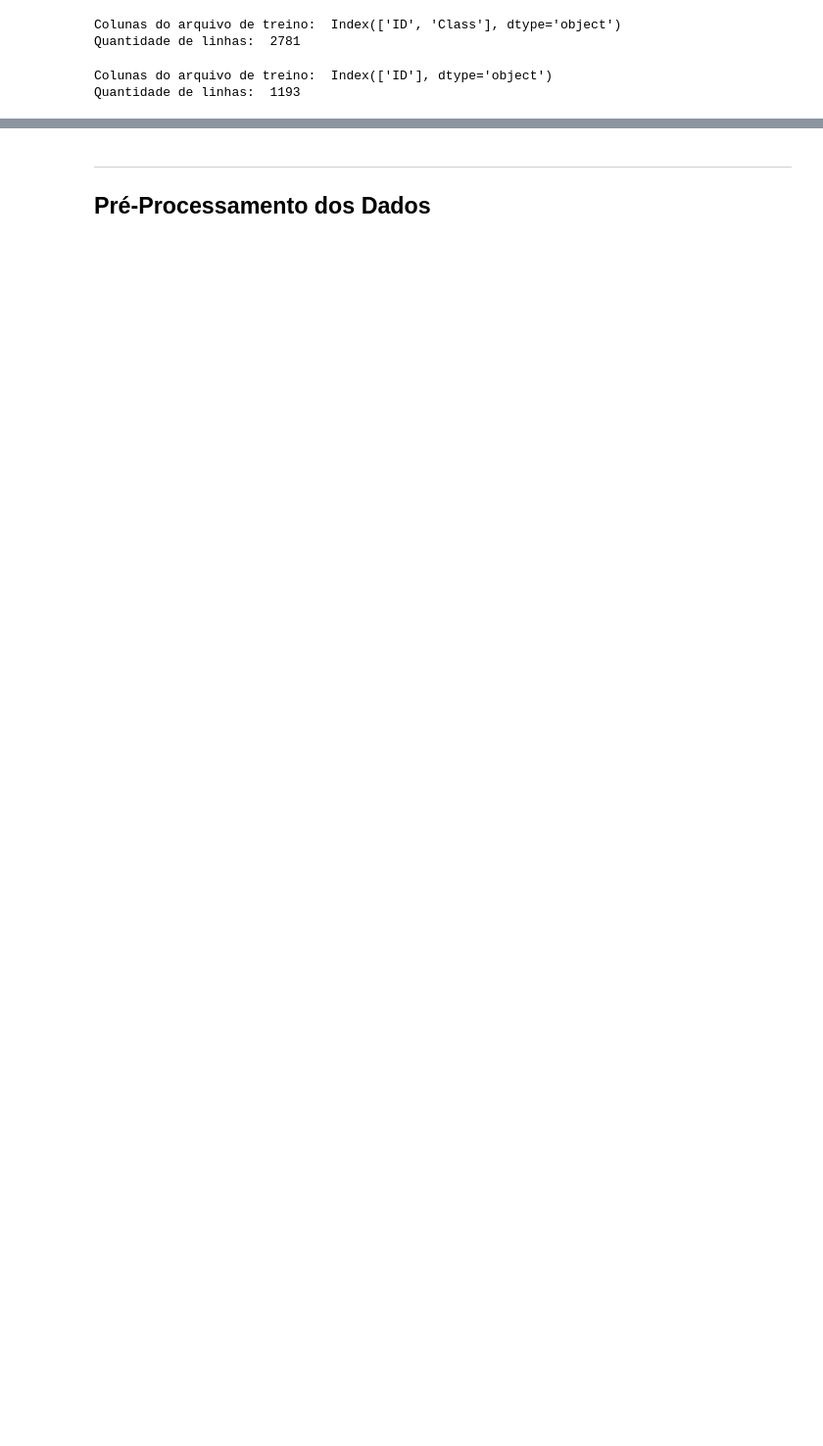
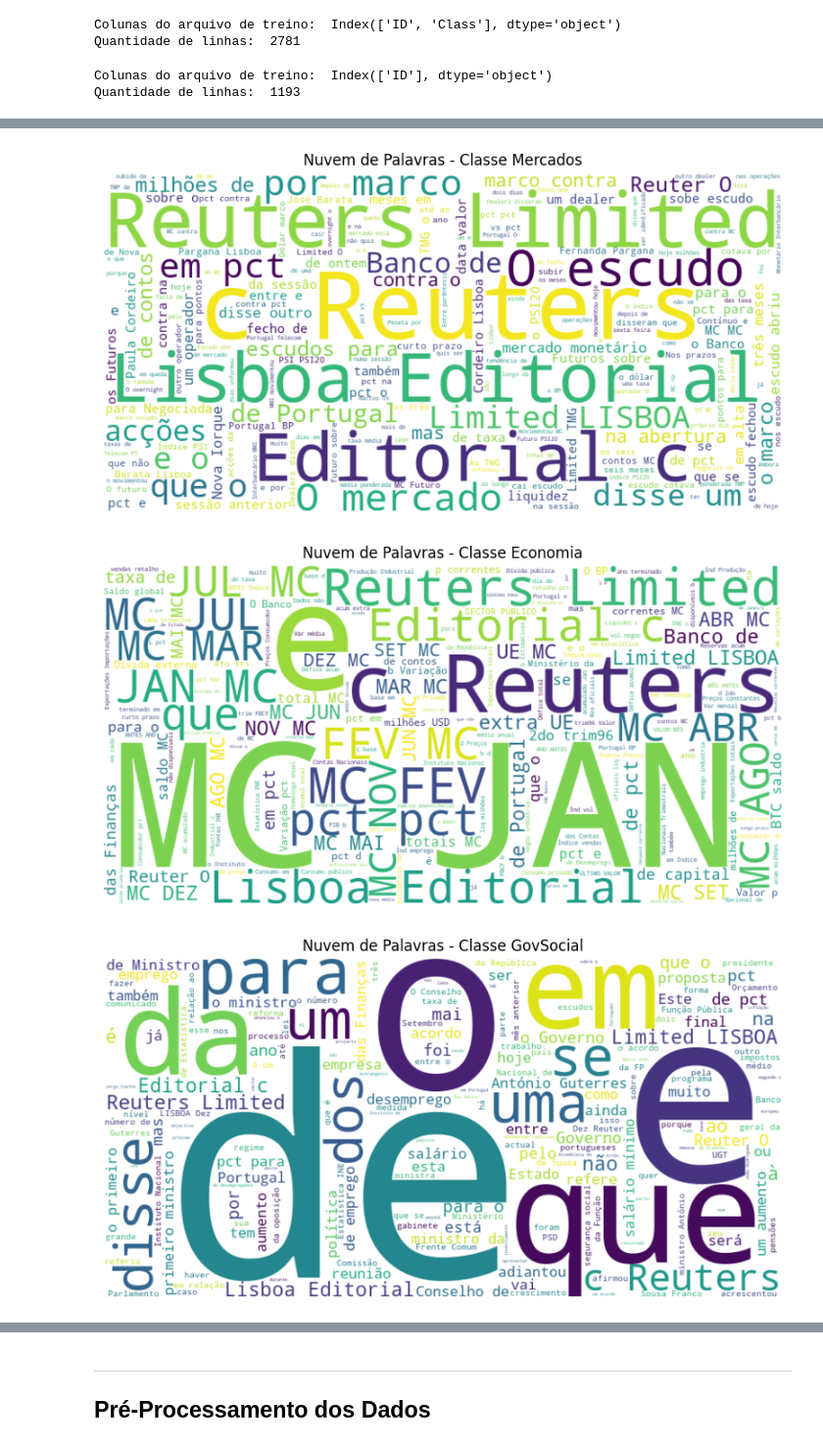
Before and after one commit to Lima-49/af_inteligencia_artificial, a Jupyter notebook: mlp.ipynb, the cells around one changed output, grey strips where cells are left out. Shown at 98% size. Drawn from its saved outputs; the diff is of its cells as text; code cells hidden in the pictures; blank space fills up the shorter version.

```diff
--- a/mlp.ipynb
+++ b/mlp.ipynb
@@ -75,0 +207,18 @@ Quantidade de linhas:  1193
+# %%
+# Função para gerar nuvem de palavras
+def generate_wordcloud(text, title):
+    wordcloud = WordCloud(width=800, height=400, background_color='white').generate(text)
+    plt.figure(figsize=(10, 5))
+    plt.imshow(wordcloud, interpolation='bilinear')
+    plt.title(title)
+    plt.axis('off')
+    plt.show()
+
+# Gerar nuvens de palavras para cada classe
+for cls in df_train['Class'].unique():
+    class_text = ' '.join(df_train[df_train['Class'] == cls]['TEXTO'])
+    generate_wordcloud(class_text, f'Nuvem de Palavras - Classe {cls}')
+# %% [output]
+[figure, added]
+[figure, added]
+[figure, added]
```
Also changed, not shown: parts of 67 cells of this notebook, 3 other files.
